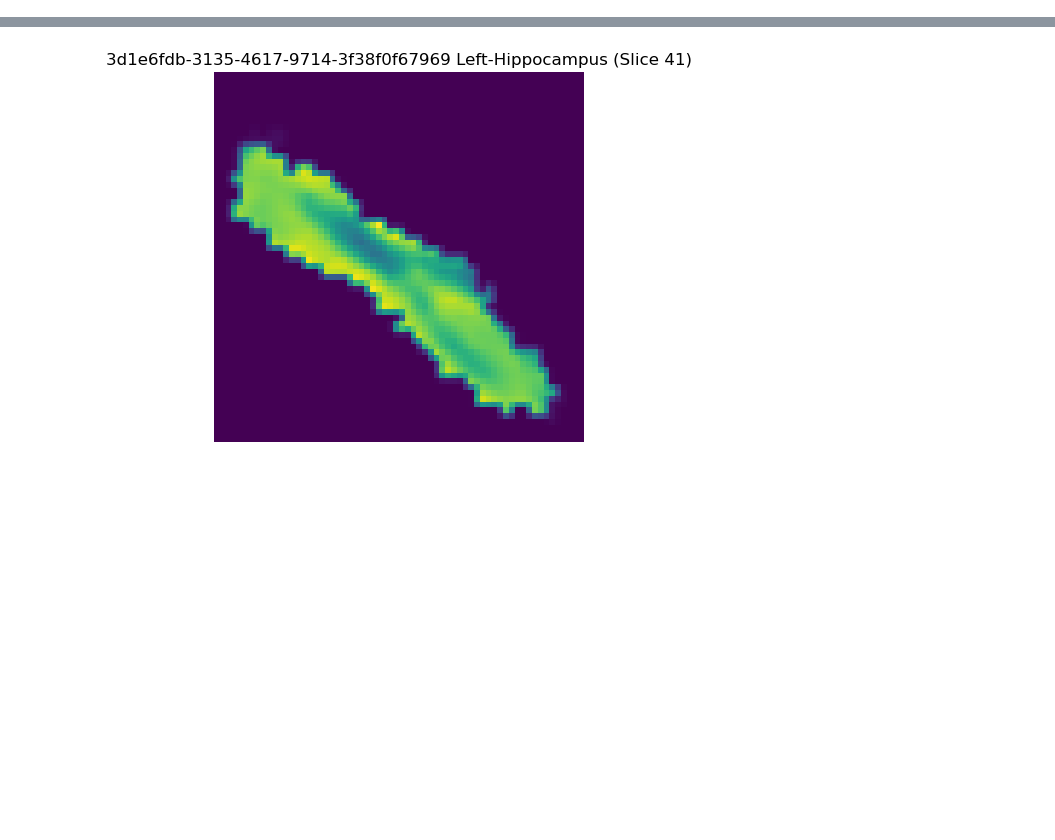
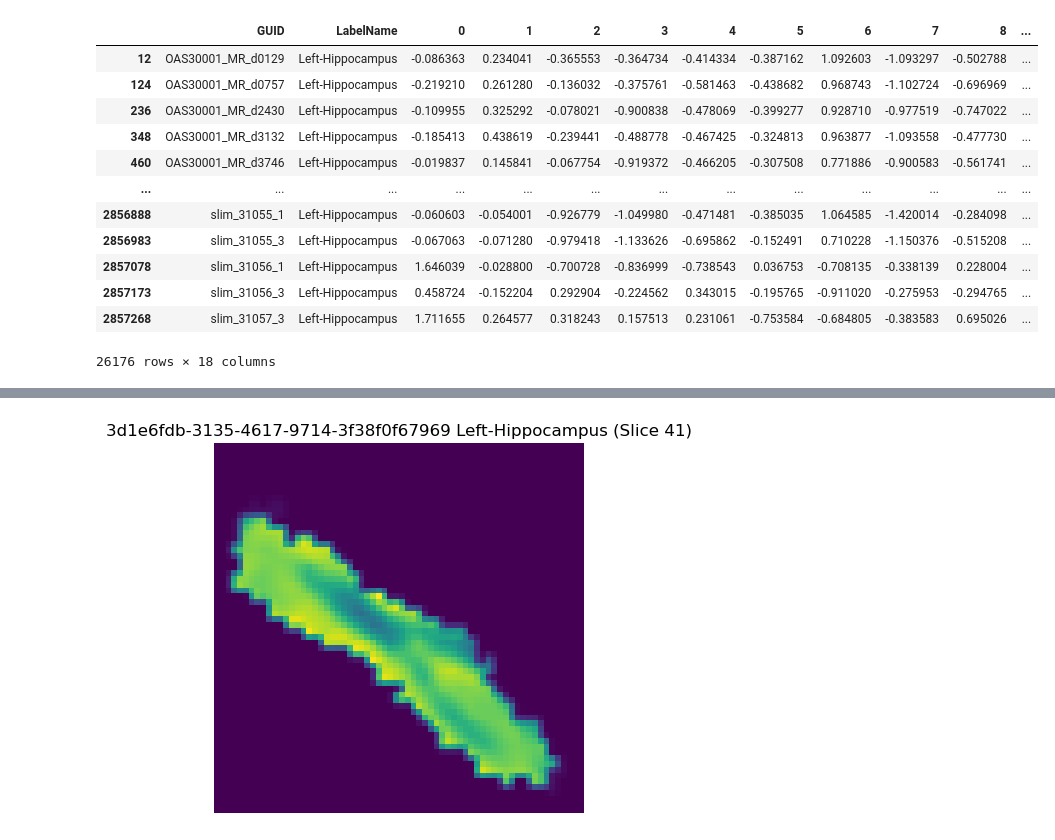
Before and after one commit to minnelab/NeuroCBIR, a Jupyter notebook: notebooks/for_testing.ipynb, the cells around one changed output, grey strips where cells are left out. Drawn from its saved outputs; the diff is of its cells as text; code cells hidden in the pictures; blank space fills up the shorter version.

```diff
--- a/notebooks/for_testing.ipynb
+++ b/notebooks/for_testing.ipynb
@@ -53,0 +393,20 @@ batch_files[0]
+# %%
+# dataset3 = dataset3.query("project == 'aibl' and LabelName == 'Left-Hippocampus'").drop(columns=['0','1','2','3','4','5','6','7','8','9','10','11','12','13','14','15'])
+# dataset3 = dataset3.query("project == 'slim' and LabelName == 'Left-Hippocampus'").drop(columns=['0','1','2','3','4','5','6','7','8','9','10','11','12','13','14','15'])
+dataset3 = df_embs.query("LabelName == 'Left-Hippocampus'")
+# %%
+dataset3
+# %% [output]
+|  | GUID | LabelName | 0 | 1 | 2 | 3 | 4 | 5 | 6 | 7 | 8 | ... |
+| 12 | OAS30001_MR_d0129 | Left-Hippocampus | -0.086363 | 0.234041 | -0.365553 | -0.364734 | -0.414334 | -0.387162 | 1.092603 | -1.093297 | -0.502788 | ... |
+| 124 | OAS30001_MR_d0757 | Left-Hippocampus | -0.219210 | 0.261280 | -0.136032 | -0.375761 | -0.581463 | -0.438682 | 0.968743 | -1.102724 | -0.696969 | ... |
+| 236 | OAS30001_MR_d2430 | Left-Hippocampus | -0.109955 | 0.325292 | -0.078021 | -0.900838 | -0.478069 | -0.399277 | 0.928710 | -0.977519 | -0.747022 | ... |
+| 348 | OAS30001_MR_d3132 | Left-Hippocampus | -0.185413 | 0.438619 | -0.239441 | -0.488778 | -0.467425 | -0.324813 | 0.963877 | -1.093558 | -0.477730 | ... |
+| 460 | OAS30001_MR_d3746 | Left-Hippocampus | -0.019837 | 0.145841 | -0.067754 | -0.919372 | -0.466205 | -0.307508 | 0.771886 | -0.900583 | -0.561741 | ... |
+| ... | ... | ... | ... | ... | ... | ... | ... | ... | ... | ... | ... | ... |
+| 2856888 | slim_31055_1 | Left-Hippocampus | -0.060603 | -0.054001 | -0.926779 | -1.049980 | -0.471481 | -0.385035 | 1.064585 | -1.420014 | -0.284098 | ... |
+| 2856983 | slim_31055_3 | Left-Hippocampus | -0.067063 | -0.071280 | -0.979418 | -1.133626 | -0.695862 | -0.152491 | 0.710228 | -1.150376 | -0.515208 | ... |
+| 2857078 | slim_31056_1 | Left-Hippocampus | 1.646039 | -0.028800 | -0.700728 | -0.836999 | -0.738543 | 0.036753 | -0.708135 | -0.338139 | 0.228004 | ... |
+| 2857173 | slim_31056_3 | Left-Hippocampus | 0.458724 | -0.152204 | 0.292904 | -0.224562 | 0.343015 | -0.195765 | -0.911020 | -0.275953 | -0.294765 | ... |
+| 2857268 | slim_31057_3 | Left-Hippocampus | 1.711655 | 0.264577 | 0.318243 | 0.157513 | 0.231061 | -0.753584 | -0.684805 | -0.383583 | 0.695026 | ... |
+26176 rows × 18 columns
```
Also changed, not shown: parts of 22 cells of this notebook, 17 other files.
